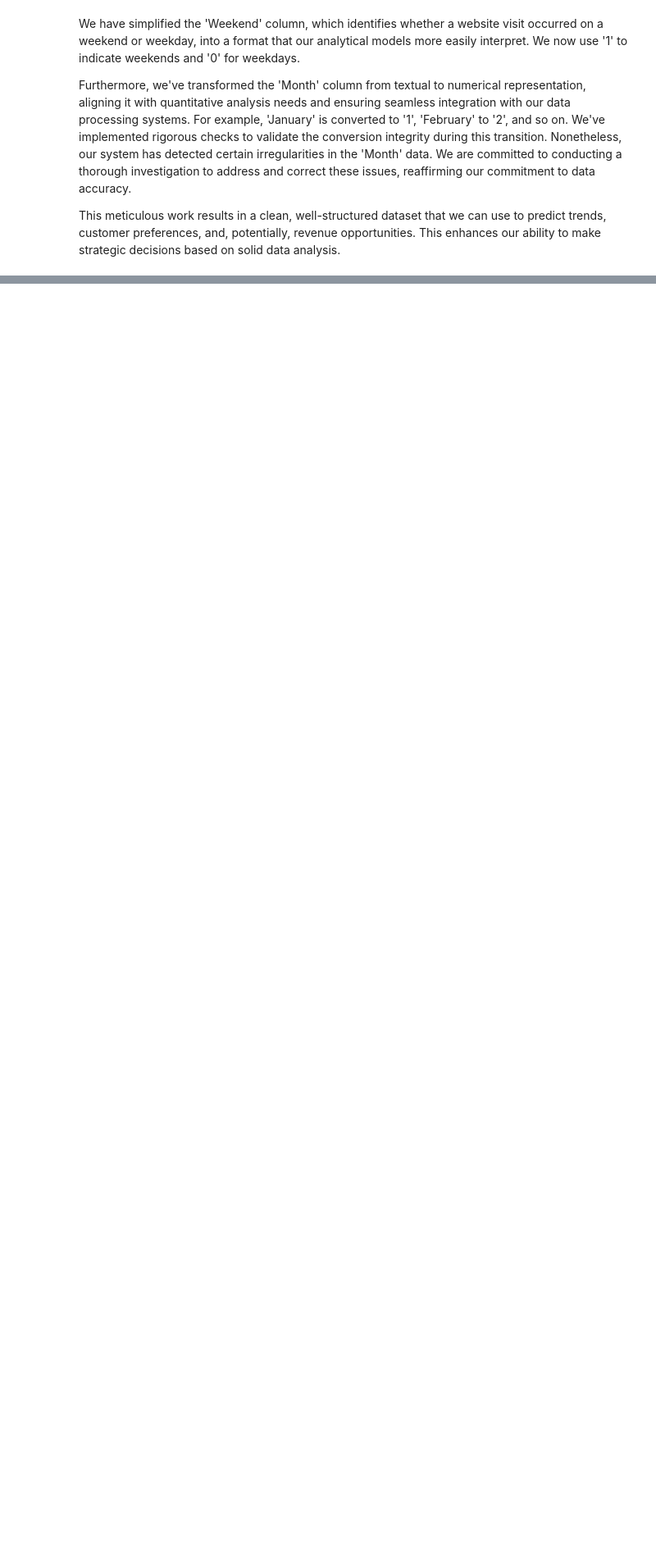
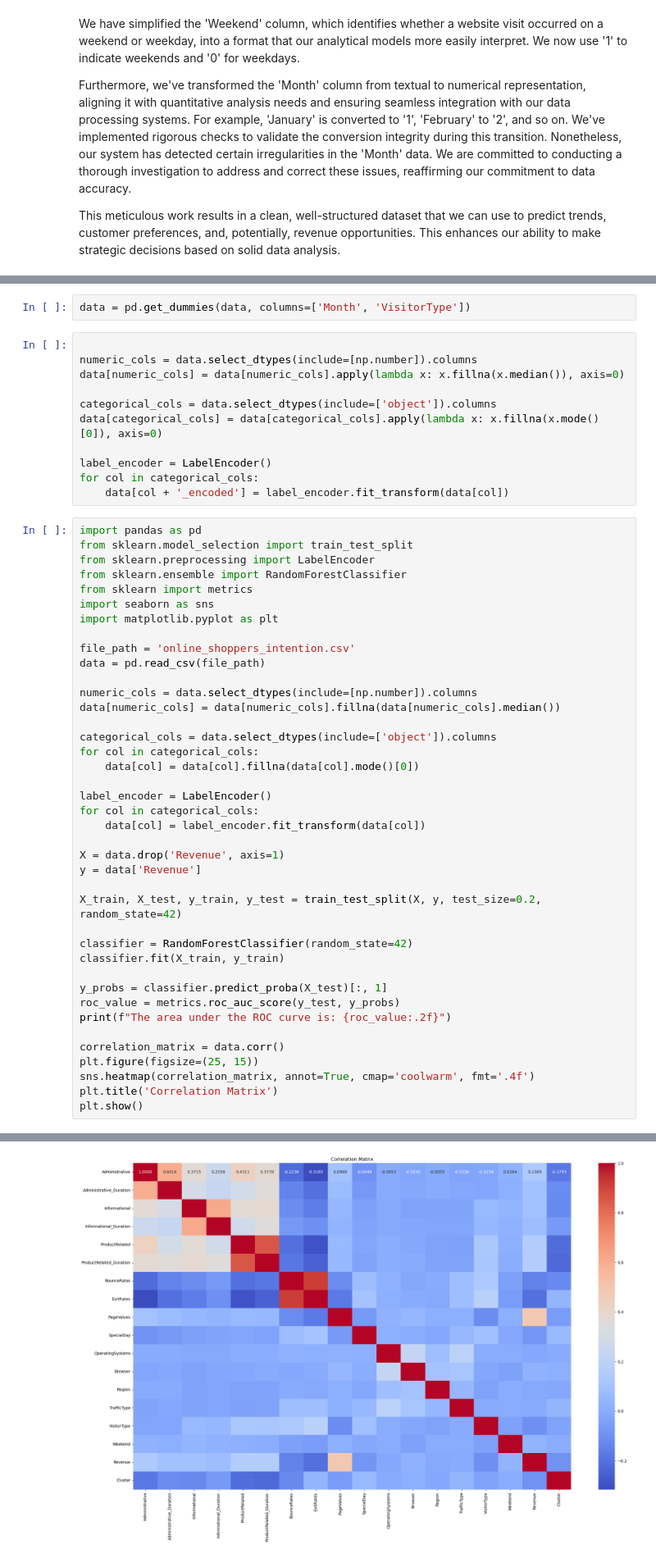
Before and after one commit to chrisredd85/Shopping_data, a Jupyter notebook: online shopping data cleaning&interpolation.ipynb, the cells around one changed output, grey strips where cells are left out. Shown: that part at 82% size. Drawn from its saved outputs; the diff is of its cells as text; blank space fills up the shorter version.

```diff
--- a/online shopping data cleaning&interpolation.ipynb
+++ b/online shopping data cleaning&interpolation.ipynb
@@ -738,0 +668,54 @@ intercept                  -2.2502      0.150    -15.040      0.000      -2.543
+# %%
+data = pd.get_dummies(data, columns=['Month', 'VisitorType'])
+# %%
+
+numeric_cols = data.select_dtypes(include=[np.number]).columns
+data[numeric_cols] = data[numeric_cols].apply(lambda x: x.fillna(x.median()), axis=0)
+
+categorical_cols = data.select_dtypes(include=['object']).columns
+data[categorical_cols] = data[categorical_cols].apply(lambda x: x.fillna(x.mode()[0]), axis=0)
+
+label_encoder = LabelEncoder()
+for col in categorical_cols:
+    data[col + '_encoded'] = label_encoder.fit_transform(data[col])
+# %%
+import pandas as pd
+from sklearn.model_selection import train_test_split
+from sklearn.preprocessing import LabelEncoder
+from sklearn.ensemble import RandomForestClassifier
+from sklearn import metrics
+import seaborn as sns
+import matplotlib.pyplot as plt
+
+file_path = 'online_shoppers_intention.csv'
+data = pd.read_csv(file_path)
+
+numeric_cols = data.select_dtypes(include=[np.number]).columns
+data[numeric_cols] = data[numeric_cols].fillna(data[numeric_cols].median())
+
+categorical_cols = data.select_dtypes(include=['object']).columns
+for col in categorical_cols:
+    data[col] = data[col].fillna(data[col].mode()[0])
+
+label_encoder = LabelEncoder()
+for col in categorical_cols:
+    data[col] = label_encoder.fit_transform(data[col])
+
+X = data.drop('Revenue', axis=1)
+y = data['Revenue']
+
+X_train, X_test, y_train, y_test = train_test_split(X, y, test_size=0.2, random_state=42)
+
+classifier = RandomForestClassifier(random_state=42)
+classifier.fit(X_train, y_train)
+
+y_probs = classifier.predict_proba(X_test)[:, 1]
+roc_value = metrics.roc_auc_score(y_test, y_probs)
+print(f"The area under the ROC curve is: {roc_value:.2f}")
+
+correlation_matrix = data.corr()
+plt.figure(figsize=(25, 15))
+sns.heatmap(correlation_matrix, annot=True, cmap='coolwarm', fmt='.4f')
+plt.title('Correlation Matrix')
+plt.show()
+# %% [output]
@@ -738,0 +723 @@ intercept                  -2.2502      0.150    -15.040      0.000      -2.543
+[figure, added]
```
Also changed, not shown: parts of 10 cells of this notebook.
